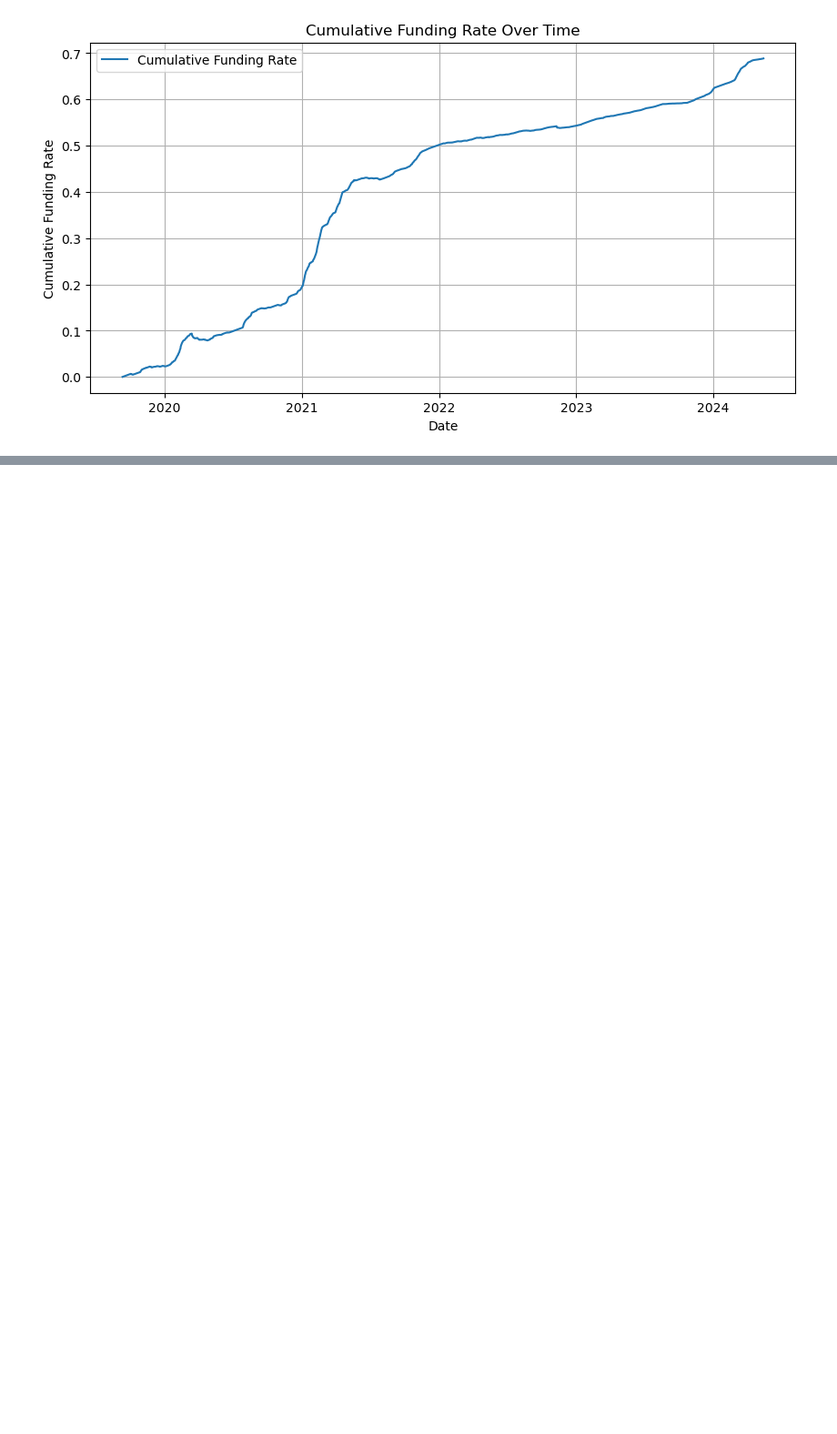
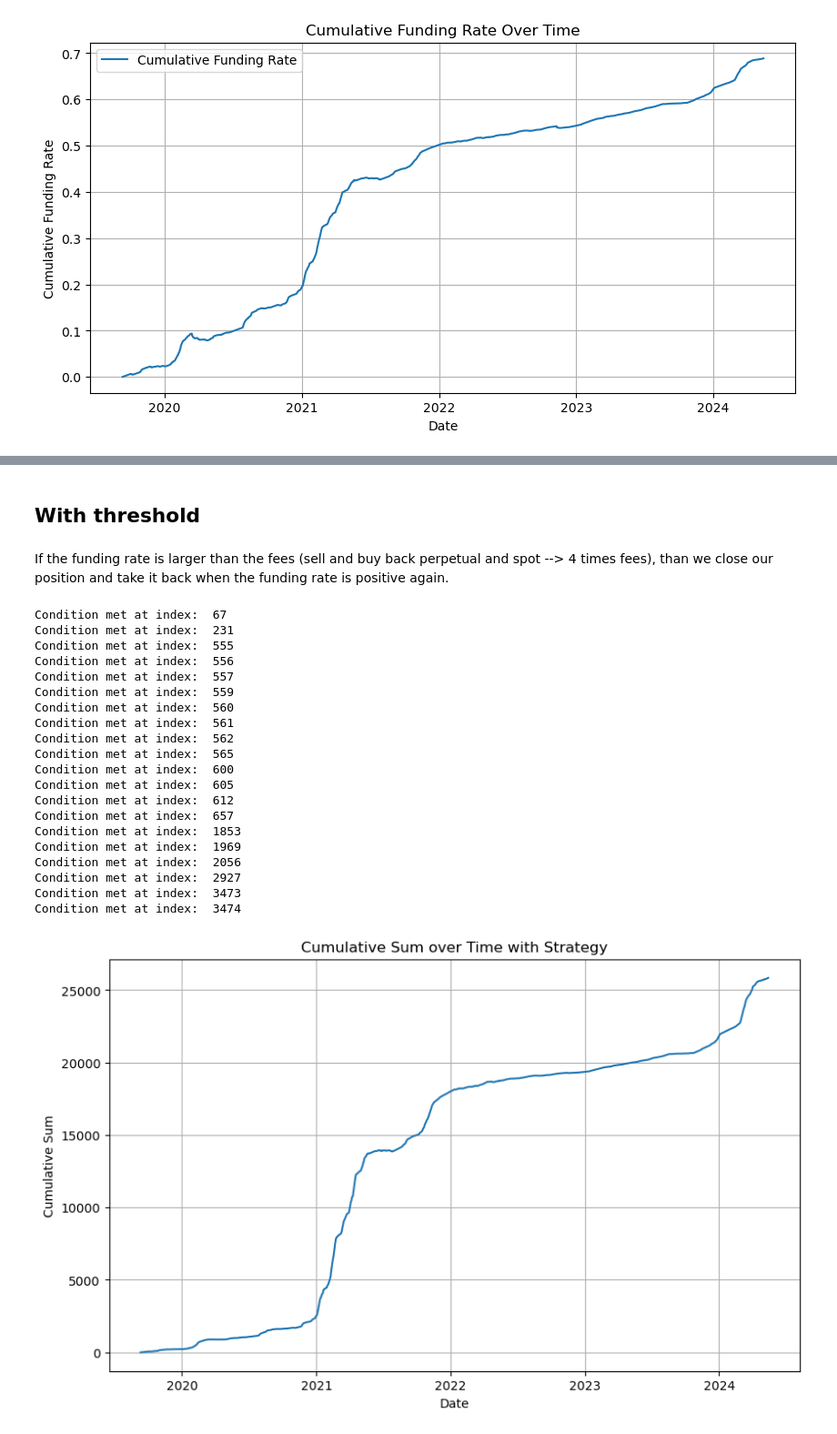
Before and after one commit to Aidasvenc/funding-rate-trading, a Jupyter notebook: Binance.ipynb, the cells around one changed output, grey strips where cells are left out. Shown: that part at 91% size. Cells and saved outputs as stored; diff of their text form; code cells hidden in the pictures; blank space fills up the shorter version.

```diff
--- a/Binance.ipynb
+++ b/Binance.ipynb
@@ -273,0 +321,53 @@ data2.to_csv('data\Bitcoin 2019-09-10')
+# %% [markdown]
+## With threshold
+# %% [markdown]
+If the funding rate is larger than the fees (sell and buy back perpetual and spot --> 4 times fees), than we close our position and take it back when the funding rate is positive again.
+# %%
+# Get the precedent results
+result = data2['fundingRate'].copy()
+
+# Verify the condition and apply the strategy
+for i in range(len(data2)):
+    if data2['fundingRate'].iloc[i] < 0 and abs(data2['fundingRate'].iloc[i] * data2['Open BTCUSDT_PERP'].iloc[i]) > (data2['Open BTCUSDT_PERP'].iloc[i] * fees_future + data2['Open BTCUSDT_SPOT'].iloc[i] * fees_spot)*2:
+        result.iloc[i] = (data2['Open BTCUSDT_PERP'].iloc[i] * fees_future + data2['Open BTCUSDT_SPOT'].iloc[i] * fees_spot)*2
+        print("Condition met at index: ", i)
+    else:
+        result.iloc[i] = data2['fundingRate'].iloc[i] * data2['Open BTCUSDT_PERP'].iloc[i]
+
+
+# Substract fees from first result
+result.iloc[0] = result.iloc[0] - (data2['Open BTCUSDT_PERP'][0] * fees_future + data2['Open BTCUSDT_SPOT'][0] * fees_spot)
+
+# Comput the cumulative sum
+cumulative_sum = result.cumsum()
+
+# Plot
+plt.figure(figsize=(10,6))
+plt.grid(True)
+plt.plot(data2.index, cumulative_sum)
+plt.xlabel('Date')
+plt.ylabel('Cumulative Sum')
+plt.title('Cumulative Sum over Time with Strategy')
+plt.show()
+# %% [output]
+Condition met at index:  67
+Condition met at index:  231
+Condition met at index:  555
+Condition met at index:  556
+Condition met at index:  557
+Condition met at index:  559
+Condition met at index:  560
+Condition met at index:  561
+Condition met at index:  562
+Condition met at index:  565
+Condition met at index:  600
+Condition met at index:  605
+Condition met at index:  612
+Condition met at index:  657
+Condition met at index:  1853
+Condition met at index:  1969
+Condition met at index:  2056
+Condition met at index:  2927
+Condition met at index:  3473
+Condition met at index:  3474
+[figure, added]
```
Also changed, not shown: parts of 8 cells of this notebook.
